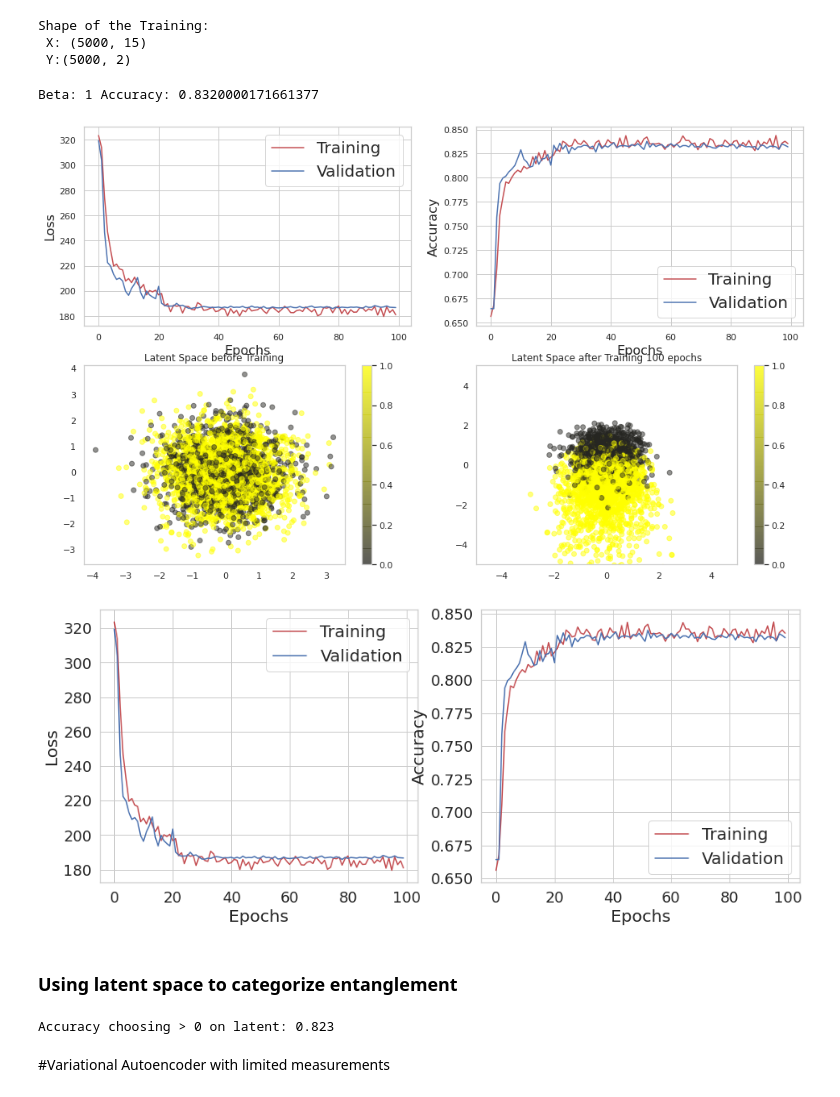
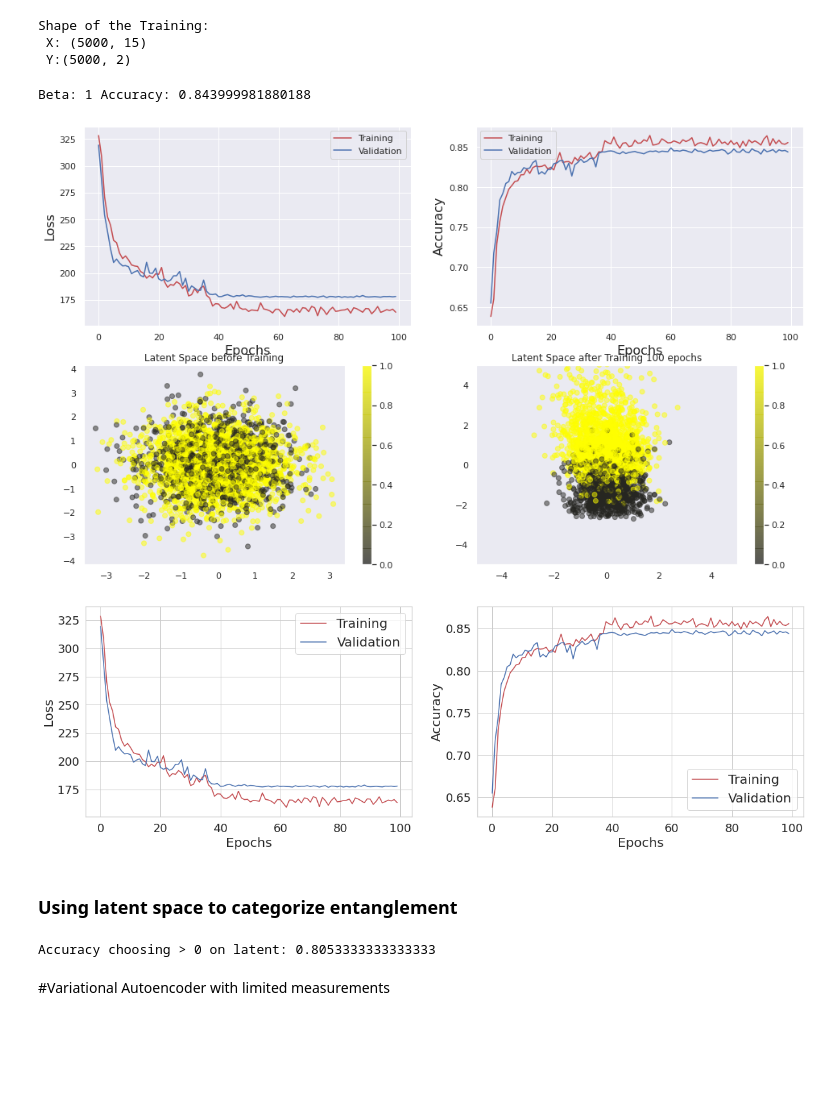
Before and after one commit to nahumsa/Entanglement-VAE, a Jupyter notebook: VAE Entanglement Witness.ipynb, the cells around one changed output. Saved outputs shown, nothing was run; the diff lists cells and outputs as text; code cells hidden in the pictures; blank space fills up the shorter version.

Commit message:
Updated plot with correct capacity model

```diff
--- a/VAE Entanglement Witness.ipynb
+++ b/VAE Entanglement Witness.ipynb
@@ -107,14 +107,14 @@ from Models.ENT_VAE import EntanglementSoftmax
 
 #Parameters
 input_dimension = (X_train.shape[1],)
-encoder_dense = [512,256,128,52]
-decoder_dense = [52,128,256, 512, 2] # acc = 0.850
+# encoder_dense = [512,256,128,52]
+# decoder_dense = [52,128,256, 512, 2] # acc = 0.850
 
-encoder_dense = [256,128,52]
-decoder_dense = [52,128,256, 2] # acc = 0.850
+# encoder_dense = [256,128,52]
+# decoder_dense = [52,128,256, 2] # acc = 0.850
 
-encoder_dense = [128,52]
-decoder_dense = [52,128, 2] # acc = 0.832
+encoder_dense = [128, 64, 32]
+decoder_dense = [32, 64, 128, 2] # acc = 0.832
 
 batch_norm = False
 dropout = True
@@ -222,49 +222,49 @@ ax4.grid()
 plt.colorbar(ims, ax=ax4)
 plt.show()
 # %% [output]
-Beta: 1 Accuracy: 0.8320000171661377
+Beta: 1 Accuracy: 0.843999981880188
-[figure, old version]
+[figure, new version]
 # %%
 plt.rc('legend',fontsize=20) # using a size in points
 sns.set_style("whitegrid")
-fig, (ax1, ax2) = plt.subplots(1, 2, figsize=(15,6))
+fig, (ax1, ax2) = plt.subplots(1, 2, figsize=(20,6))
 
 ax1.plot(epochs, loss, 'r', label='Training')
 ax1.plot(epochs, val_loss, 'b', label='Validation')
 ax1.set_xlabel('Epochs', size=20)
 ax1.set_ylabel('Loss', size=20)
 #ax1.set_yscale('log')
 for tick in ax1.xaxis.get_major_ticks():
     tick.label.set_fontsize(18)
 for tick in ax1.yaxis.get_major_ticks():
     tick.label.set_fontsize(18)
 
 ax1.legend()
 
 ax2.plot(epochs, accuracy, 'r', label='Training')
 ax2.plot(epochs, val_accuracy, 'b', label='Validation')
 ax2.set_xlabel('Epochs', size=20)
 ax2.set_ylabel('Accuracy', size=20)
 for tick in ax2.xaxis.get_major_ticks():
     tick.label.set_fontsize(18)
 for tick in ax2.yaxis.get_major_ticks():
     tick.label.set_fontsize(18)
 ax2.legend()
 
 plt.show()
 # %% [output]
-[figure, old version]
+[figure, new version]
 # %% [markdown]
 ### Using latent space to categorize entanglement
 # %%
 labels_pred = np.zeros(len(labels_test), dtype=int)
 for i,latent in enumerate(z_mu_0):
-  if latent[1] < 0:
+  if latent[1] > 0:
     labels_pred[i] = 1
 
 print('Accuracy choosing > 0 on latent: {}'.format(np.sum(Y_test == labels_pred)/len(Y_test)))
 # %% [output]
-Accuracy choosing > 0 on latent: 0.823
+Accuracy choosing > 0 on latent: 0.8053333333333333
 # %% [markdown]
 #Variational Autoencoder with limited measurements
 # %% [markdown]
```
Also changed, not shown: parts of 8 cells of this notebook.
